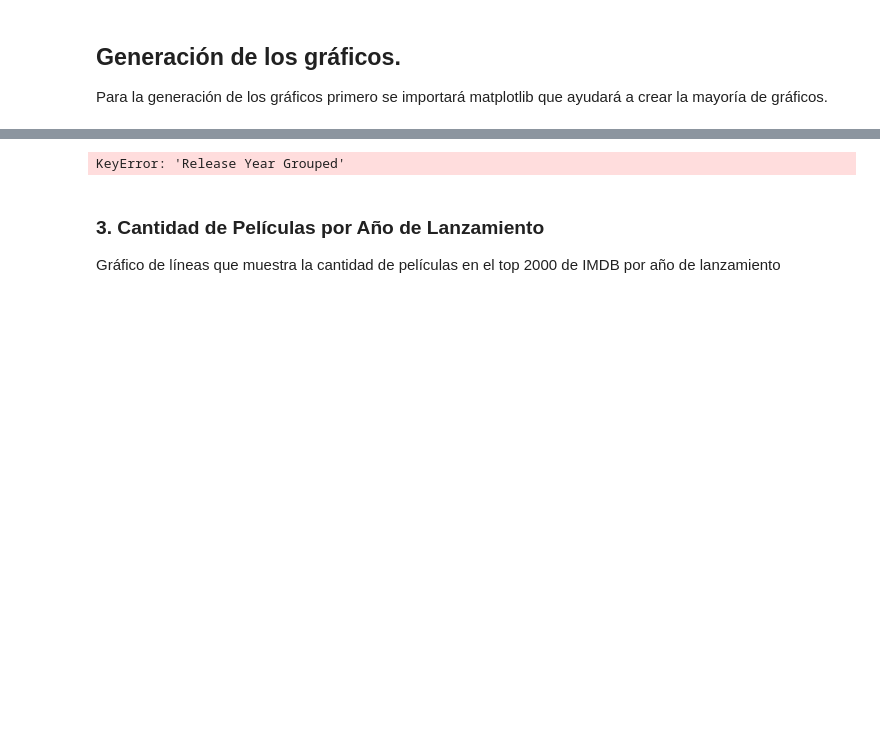
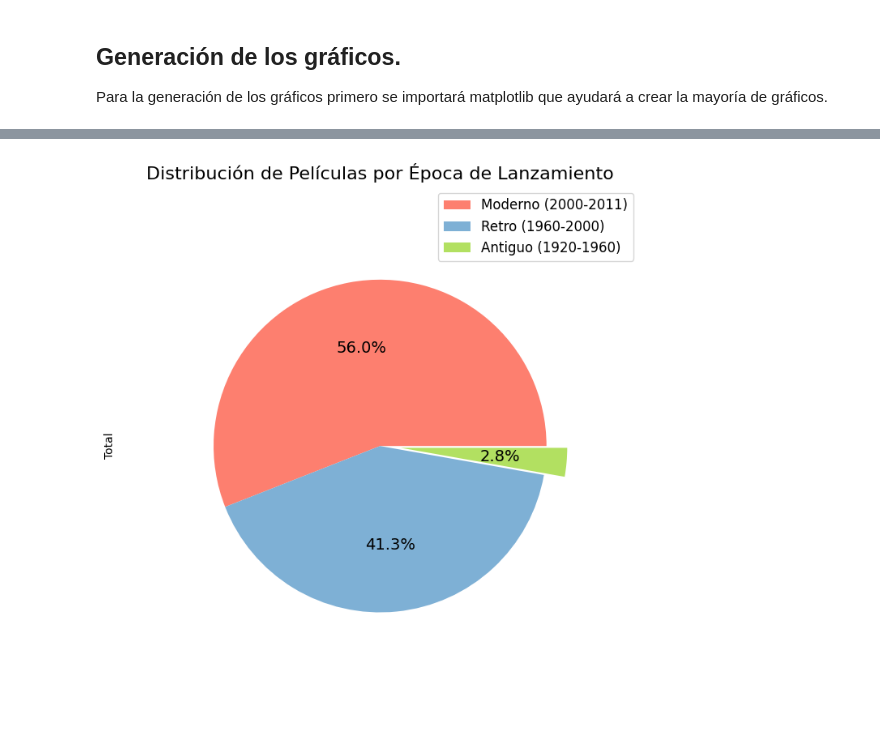
Before and after one commit to DiegoAraneda98/TCPD-Tarea-2, a Jupyter notebook: tarea2.ipynb, the cells around one changed output, grey strips where cells are left out. Cells and saved outputs as stored; diff of their text form; code cells hidden in the pictures; blank space fills up the shorter version.

Commit message:
todos los graficos

```diff
--- a/tarea2.ipynb
+++ b/tarea2.ipynb
@@ -466,31 +487,32 @@ Gráfico circular indicando las proporciones de cada época de las películas.
 # %%
 # Agrupar por año de lanzamiento y contar el número de películas en cada año
 grupo_por_año = df['Release Year Grouped'].value_counts()
 
 # Crear el gráfico de pastel
 plt.figure(figsize=(7, 7))  # Definir el tamaño del gráfico
 
+# Set de colores
+colores = ["#fd7f6f", "#7eb0d5", "#b2e061", "#bd7ebe", "#ffb55a", "#ffee65", "#beb9db", "#fdcce5", "#8bd3c7"]
+
 # Crear el gráfico de pastel
 grupo_por_año.plot(kind='pie',
                    colors=colores,
                    autopct='%1.1f%%',
                    labels=None,
                    fontsize=14,
-                   explode=(0, 0, 0.1))
+                   explode=(0, 0, 0.1),
+                   radius=0.8)
 
 # Agregar título
 plt.title('Distribución de Películas por Época de Lanzamiento', fontsize=16)
 plt.ylabel('Total')
 
 # Añadir leyenda
-plt.legend(grupo_por_año.index, loc='best', fontsize=12)
+legend_labels = ['Moderno (2000-2011)','Retro (1960-2000)','Antiguo (1920-1960)']
+plt.legend(legend_labels, loc='best', fontsize=12)
 
 # Mostrar gráfico
 plt.tight_layout()
 plt.show()
 # %% [output]
-KeyError: 'Release Year Grouped'
+[figure, added]
-# %% [markdown]
-### 3. Cantidad de Películas por Año de Lanzamiento<a id="graficos-lineas"></a>
-
-Gráfico de líneas que muestra la cantidad de películas en el top 2000 de IMDB por año de lanzamiento
```
Also changed, not shown: parts of 23 cells of this notebook, 1 other file.
